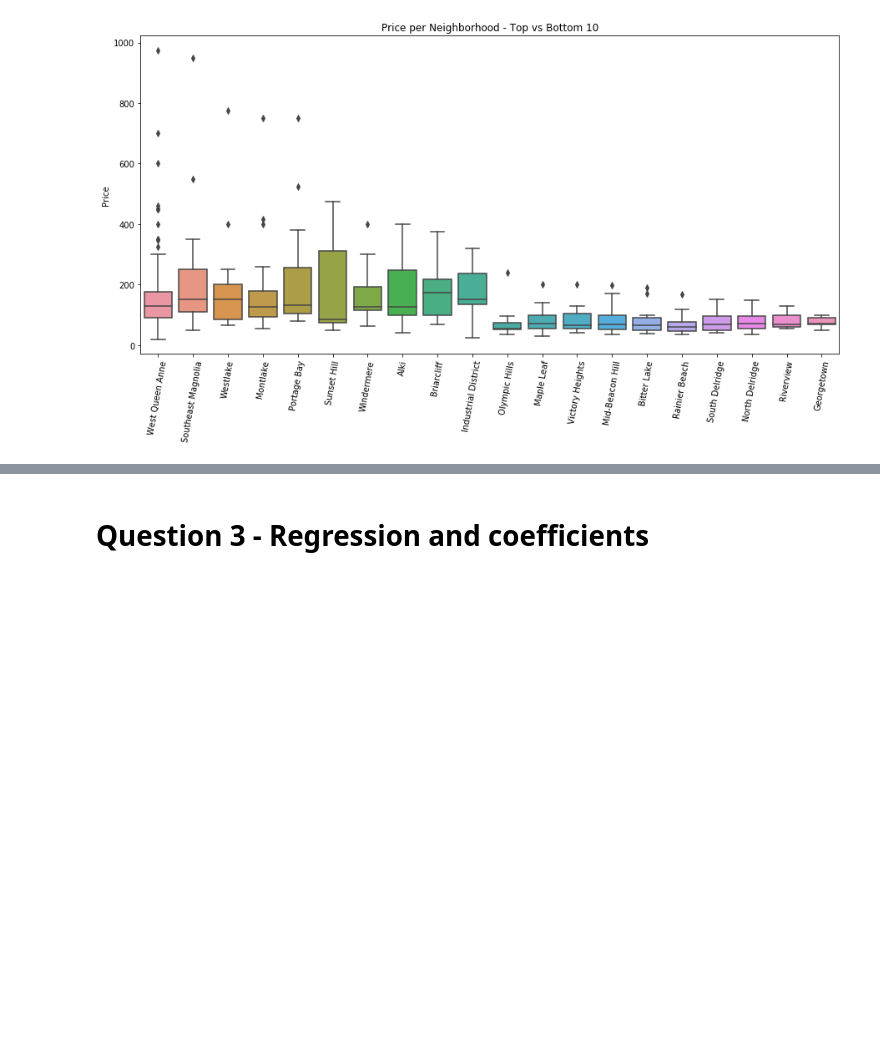
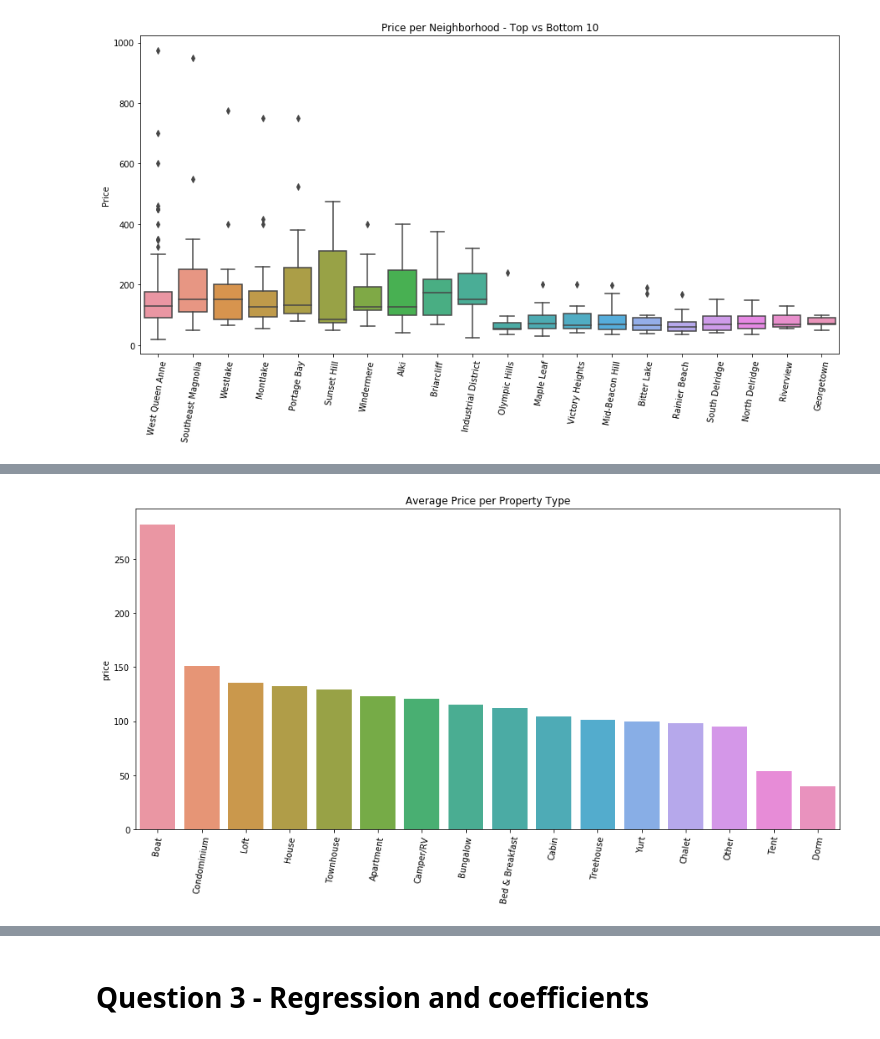
Before and after one commit to bkontonis/Analysing-Seattle-Airbnb-Open-Data, a Jupyter notebook: Seattle Airbnb Data Analysis.ipynb, the cells around one changed output, grey strips where cells are left out. Drawn from its saved outputs; the diff is of its cells as text; code cells hidden in the pictures; blank space fills up the shorter version.

```diff
--- a/Seattle Airbnb Data Analysis.ipynb
+++ b/Seattle Airbnb Data Analysis.ipynb
@@ -318,0 +329,15 @@ plt.ylabel("Price");
+# %%
+# Average price per Property Type
+Avg_Price_Apmt_vs_House = listings_df[["property_type", "price"]].\
+    groupby(["property_type"]).mean().\
+    sort_values(by="price", ascending=False).\
+    reset_index()
+
+# Plot them
+plt.figure(figsize=(15, 7));
+sns.barplot(x="property_type", y="price", data=Avg_Price_Apmt_vs_House);
+plt.xticks(rotation=80);
+plt.title("Average Price per Property Type");
+plt.xlabel("");
+# %% [output]
+[figure, added]
```
Also changed, not shown: parts of 8 cells of this notebook.
